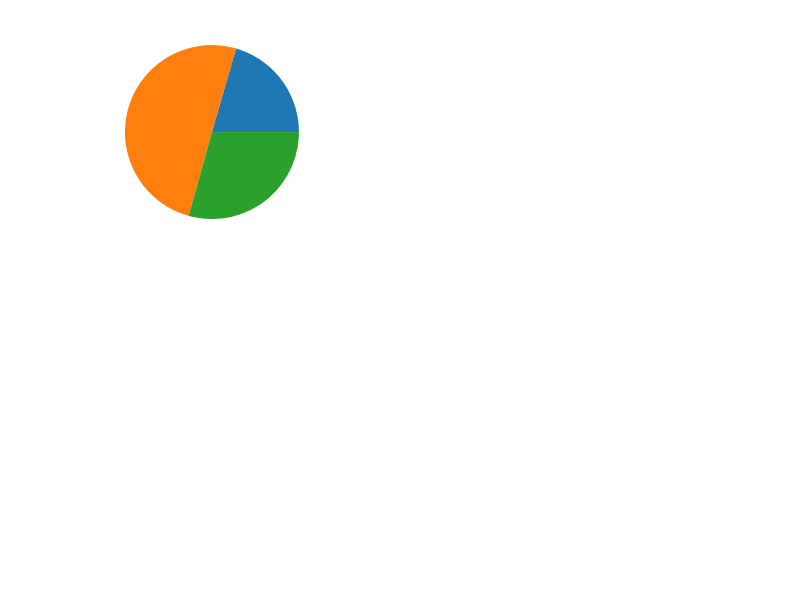
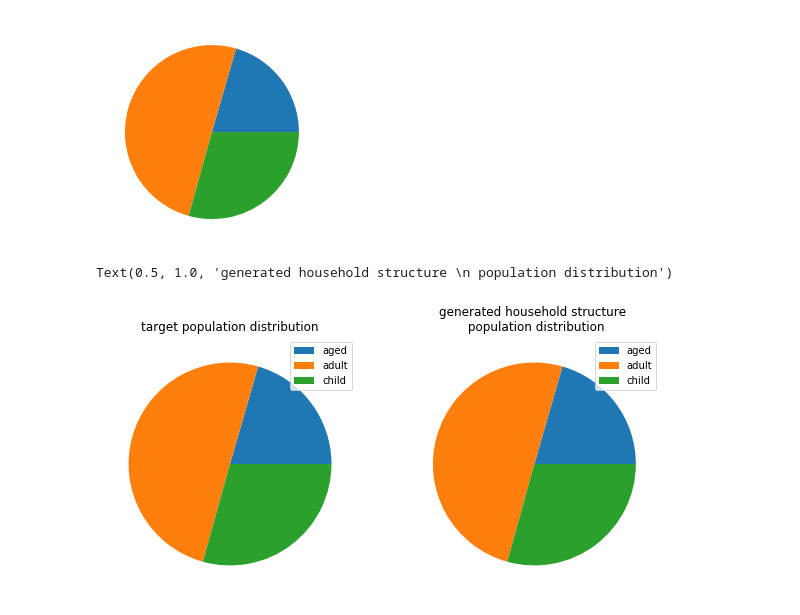
Before and after one commit to ejwillemse/sim-demog-NUK-open, a Jupyter notebook: sandbox/prep_data_for_singapore/prepare_hh_comp_cal_prop_2000-added_popdist_constraint.ipynb, the cells around one changed output. Drawn from its saved outputs; the diff is of its cells as text; code cells hidden in the pictures; blank space fills up the shorter version.

Commit message:
draw pie chart comparing generated and target

```diff
--- a/sandbox/prep_data_for_singapore/prepare_hh_comp_cal_prop_2000-added_popdist_constraint.ipynb
+++ b/sandbox/prep_data_for_singapore/prepare_hh_comp_cal_prop_2000-added_popdist_constraint.ipynb
@@ -598,6 +598,20 @@ plt.pie([rn, an, cn])
   Text(-1.0584198099249227, 0.2995788810288378, ''),
   Text(0.6657422822911444, -0.8756638701977936, '')])
 [figure]
+# %%
+fig, axs = plt.subplots(1, 2, figsize=(10,5))
+labels = ['aged', 'adult', 'child']
+
+patches, texts = axs[0].pie([rn, an, cn]) ## target population distribution of the three ages groups
+axs[0].legend(patches, labels, loc="best")
+axs[0].set_title('target population distribution')
+
+patches, texts = axs[1].pie([cur_rn, cur_an, cur_cn])  ## generated HH population distribution of the three ages groups
+axs[1].legend(patches, labels, loc="best")
+axs[1].set_title('generated household structure \n population distribution')
+# %% [output]
+Text(0.5, 1.0, 'generated household structure \n population distribution')
+[figure, added]
 # %%
 tot = float(sum([ v for k,v in hs_comps.items() ]))
 hs_comps2 = { k:float(v)/tot for k,v in hs_comps.items() }
```
Also changed, not shown: 1 other file.
